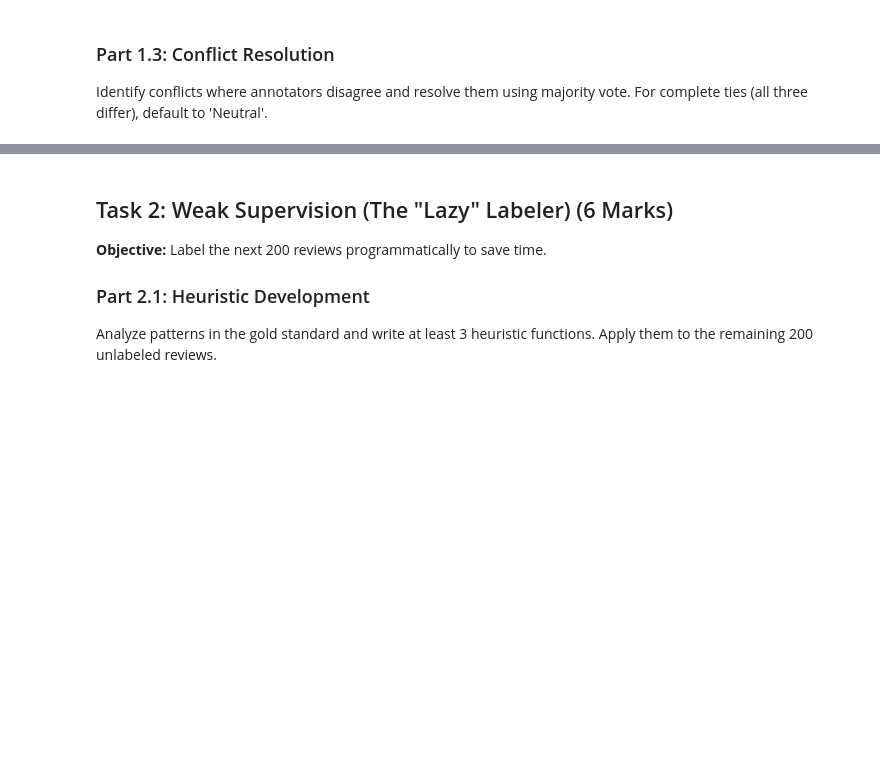
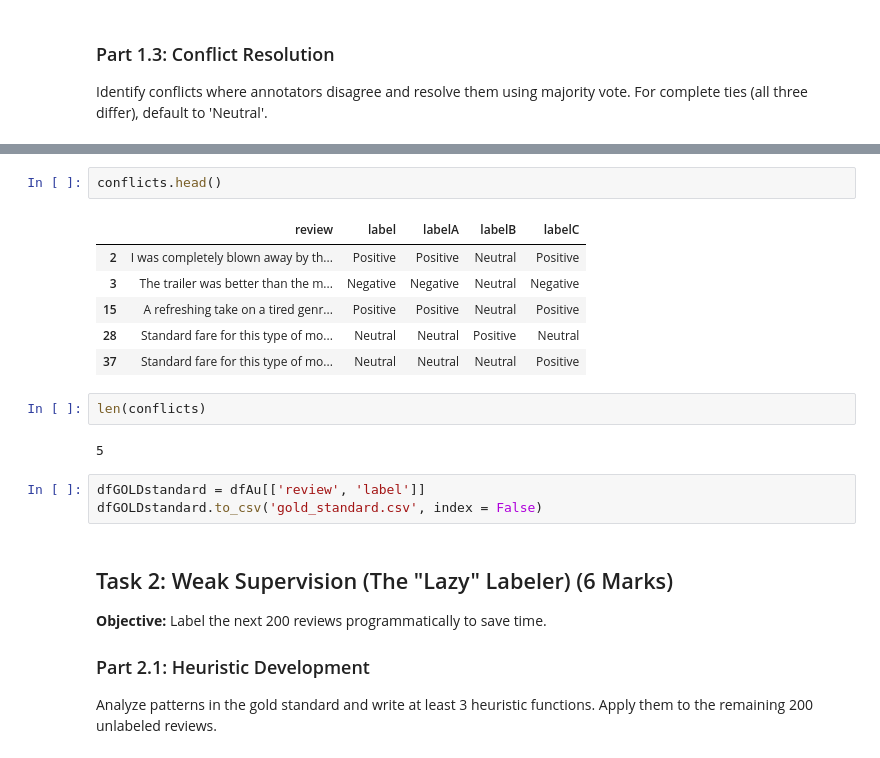
Before and after one commit to Diver202/STTAI-Assignment, a Jupyter notebook: assignment2_stt.ipynb, the cells around one changed output, grey strips where cells are left out. Drawn from its saved outputs; the diff is of its cells as text; blank space fills up the shorter version.

```diff
--- a/assignment2_stt.ipynb
+++ b/assignment2_stt.ipynb
@@ -175,3 +284,19 @@ def resolve_conflicts(df_a, df_b, df_c):
+# %%
+conflicts.head()
+# %% [output]
+|  | review | label | labelA | labelB | labelC |
+| 2 | I was completely blown away by th... | Positive | Positive | Neutral | Positive |
+| 3 | The trailer was better than the m... | Negative | Negative | Neutral | Negative |
+| 15 | A refreshing take on a tired genr... | Positive | Positive | Neutral | Positive |
+| 28 | Standard fare for this type of mo... | Neutral | Neutral | Positive | Neutral |
+| 37 | Standard fare for this type of mo... | Neutral | Neutral | Neutral | Positive |
+# %%
+len(conflicts)
+# %% [output]
+5
+# %%
+dfGOLDstandard = dfAu[['review', 'label']]
+dfGOLDstandard.to_csv('gold_standard.csv', index = False)
 # %% [markdown]
 ## Task 2: Weak Supervision (The "Lazy" Labeler) (6 Marks)
 
```
Also changed, not shown: parts of 9 cells of this notebook, 1 other file.
